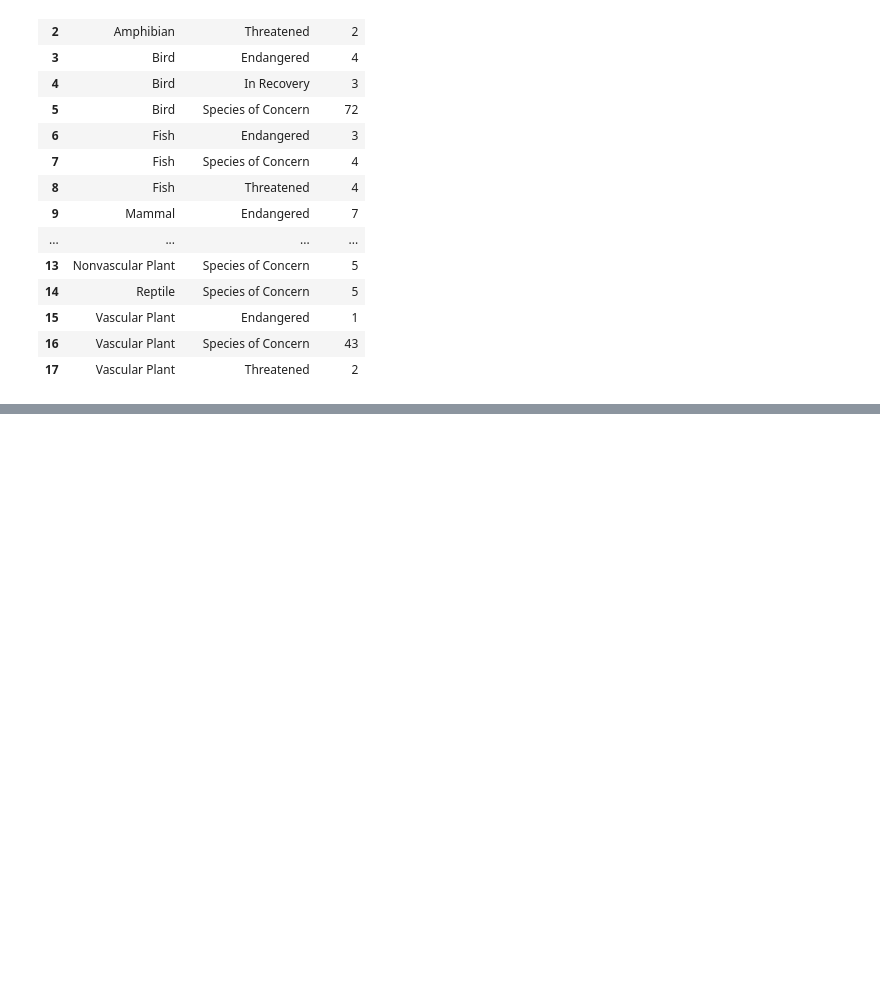
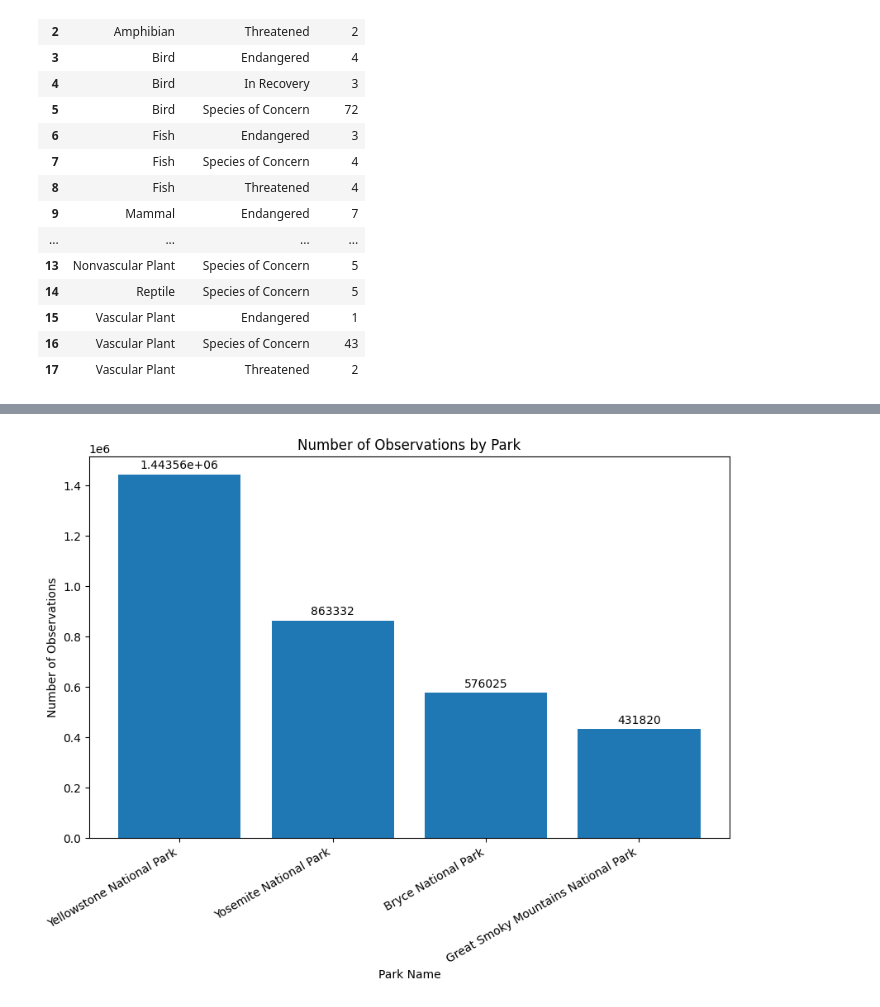
Before and after one commit to eugene-petrov-me/codecademy_biodiversity, a Jupyter notebook: biodiversity_starter/biodiversity.ipynb, the cells around one changed output, grey strips where cells are left out. Drawn from its saved outputs; the diff is of its cells as text; code cells hidden in the pictures; blank space fills up the shorter version.

```diff
--- a/biodiversity_starter/biodiversity.ipynb
+++ b/biodiversity_starter/biodiversity.ipynb
@@ -134,0 +167,3 @@ plt.show()
+# %%
+observations_by_park = observations_df.groupby("park_name")["observations"].sum().sort_values(ascending=False).reset_index()
+observations_by_park
@@ -134,0 +176,12 @@ plt.show()
+# %%
+fig, ax = plt.subplots(figsize=(10, 6))
+x = np.arange(len(observations_by_park["park_name"]))
+plt.bar(x, observations_by_park["observations"])
+plt.xticks(x, observations_by_park["park_name"], rotation=30, ha="right")
+plt.xlabel("Park Name")
+plt.ylabel("Number of Observations")
+plt.title("Number of Observations by Park")
+ax.bar_label(ax.containers[0], padding=3)
+plt.show()
+# %% [output]
+[figure, added]
```
Also changed, not shown: parts of 19 cells of this notebook.
